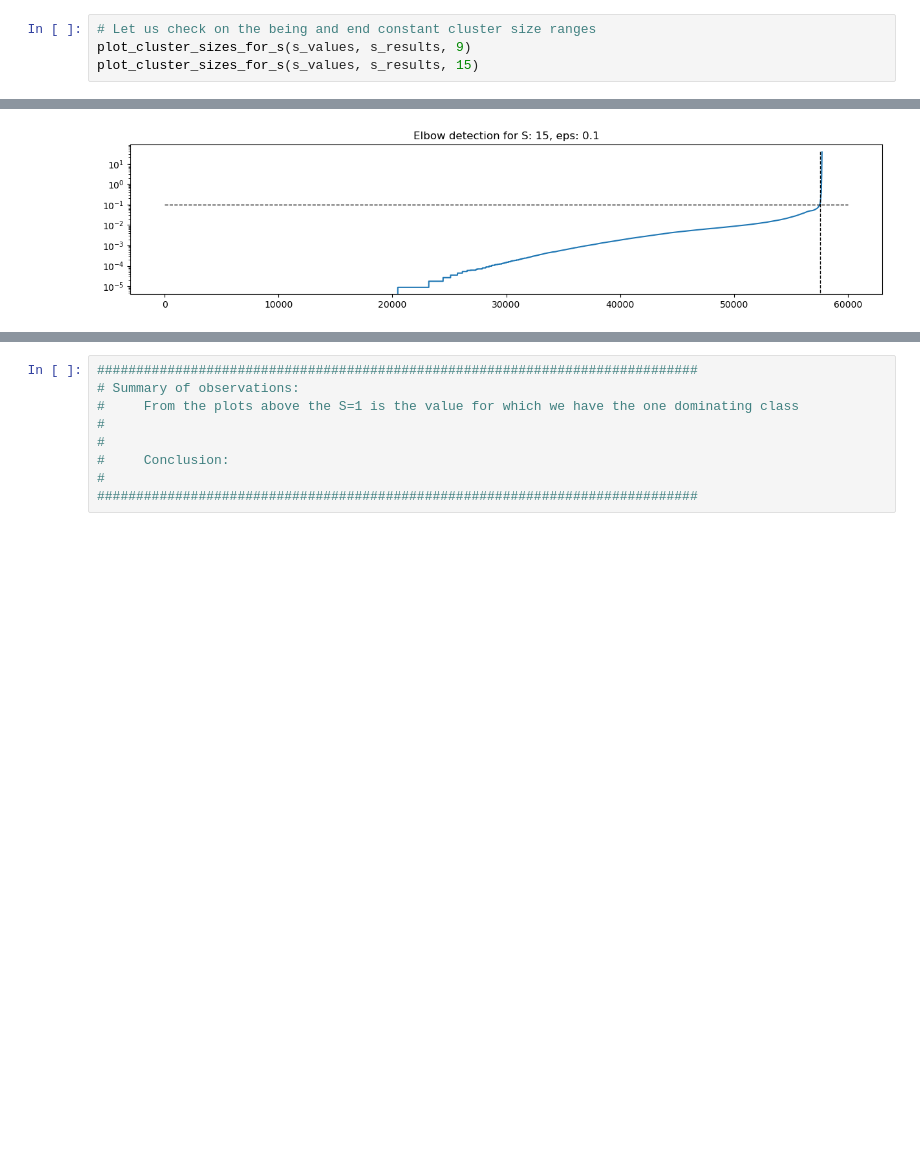
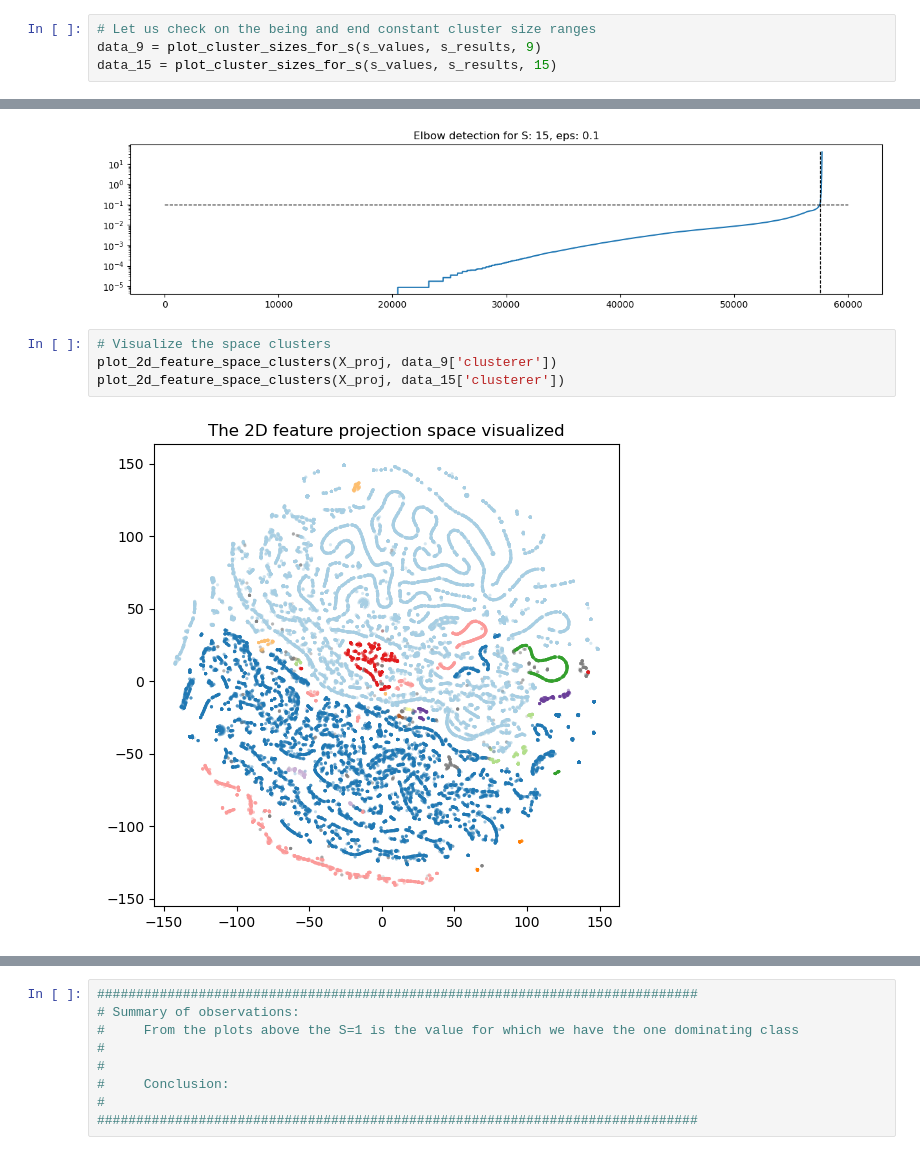
Before and after one commit to ivan-zapreev/ML-PT, a Jupyter notebook: 03_tune_dbscan.ipynb, the cells around one changed output, grey strips where cells are left out. Drawn from its saved outputs; the diff is of its cells as text; blank space fills up the shorter version.

```diff
--- a/03_tune_dbscan.ipynb
+++ b/03_tune_dbscan.ipynb
@@ -87,9 +109,15 @@ plot_cluster_sizes_for_s(s_values, s_results, 7)
 # %%
 # Let us check on the being and end constant cluster size ranges
-plot_cluster_sizes_for_s(s_values, s_results, 9)
-plot_cluster_sizes_for_s(s_values, s_results, 15)
+data_9 = plot_cluster_sizes_for_s(s_values, s_results, 9)
+data_15 = plot_cluster_sizes_for_s(s_values, s_results, 15)
 # %% [output]
 [figure]
 [figure]
 [figure]
 [figure]
+# %%
+# Visualize the space clusters
+plot_2d_feature_space_clusters(X_proj, data_9['clusterer'])
+plot_2d_feature_space_clusters(X_proj, data_15['clusterer'])
+# %% [output]
+[figure, added]
```
Also changed, not shown: parts of 13 cells of this notebook, 5 other files.
